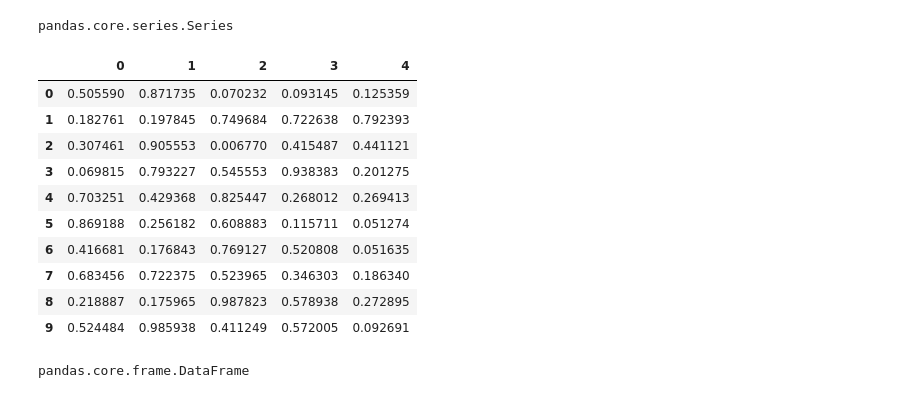
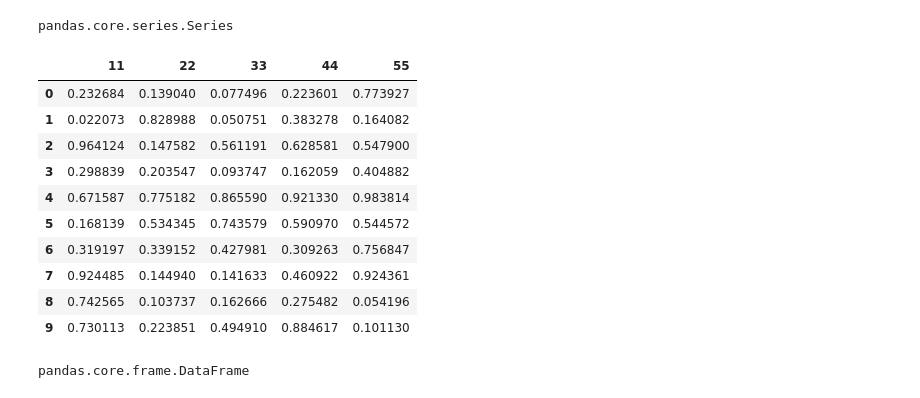
Before and after one commit to 21omkarsase/python, a Jupyter notebook: Python_Libraries/pandas/dataframe.ipynb, the cells around one changed output. Drawn from its saved outputs; the diff is of its cells as text; code cells hidden in the pictures.

```diff
--- a/Python_Libraries/pandas/dataframe.ipynb
+++ b/Python_Libraries/pandas/dataframe.ipynb
@@ -145,20 +145,20 @@ type(x)
 # %% [output]
 pandas.core.series.Series
 # %%
-newdf=pd.DataFrame(np.random.rand(10,5),index=np.arange(10))
+newdf=pd.DataFrame(np.random.rand(10,5),index=np.arange(10), columns=["11", "22", "33", "44", "55"])
 newdf
 # %% [output]
-|  | 0 | 1 | 2 | 3 | 4 |
-| 0 | 0.505590 | 0.871735 | 0.070232 | 0.093145 | 0.125359 |
-| 1 | 0.182761 | 0.197845 | 0.749684 | 0.722638 | 0.792393 |
-| 2 | 0.307461 | 0.905553 | 0.006770 | 0.415487 | 0.441121 |
-| 3 | 0.069815 | 0.793227 | 0.545553 | 0.938383 | 0.201275 |
-| 4 | 0.703251 | 0.429368 | 0.825447 | 0.268012 | 0.269413 |
-| 5 | 0.869188 | 0.256182 | 0.608883 | 0.115711 | 0.051274 |
-| 6 | 0.416681 | 0.176843 | 0.769127 | 0.520808 | 0.051635 |
-| 7 | 0.683456 | 0.722375 | 0.523965 | 0.346303 | 0.186340 |
-| 8 | 0.218887 | 0.175965 | 0.987823 | 0.578938 | 0.272895 |
-| 9 | 0.524484 | 0.985938 | 0.411249 | 0.572005 | 0.092691 |
+|  | 11 | 22 | 33 | 44 | 55 |
+| 0 | 0.232684 | 0.139040 | 0.077496 | 0.223601 | 0.773927 |
+| 1 | 0.022073 | 0.828988 | 0.050751 | 0.383278 | 0.164082 |
+| 2 | 0.964124 | 0.147582 | 0.561191 | 0.628581 | 0.547900 |
+| 3 | 0.298839 | 0.203547 | 0.093747 | 0.162059 | 0.404882 |
+| 4 | 0.671587 | 0.775182 | 0.865590 | 0.921330 | 0.983814 |
+| 5 | 0.168139 | 0.534345 | 0.743579 | 0.590970 | 0.544572 |
+| 6 | 0.319197 | 0.339152 | 0.427981 | 0.309263 | 0.756847 |
+| 7 | 0.924485 | 0.144940 | 0.141633 | 0.460922 | 0.924361 |
+| 8 | 0.742565 | 0.103737 | 0.162666 | 0.275482 | 0.054196 |
+| 9 | 0.730113 | 0.223851 | 0.494910 | 0.884617 | 0.101130 |
 # %%
 type(newdf)
 # %% [output]
```
Also changed, not shown: parts of 13 cells of this notebook, 27 other files.
